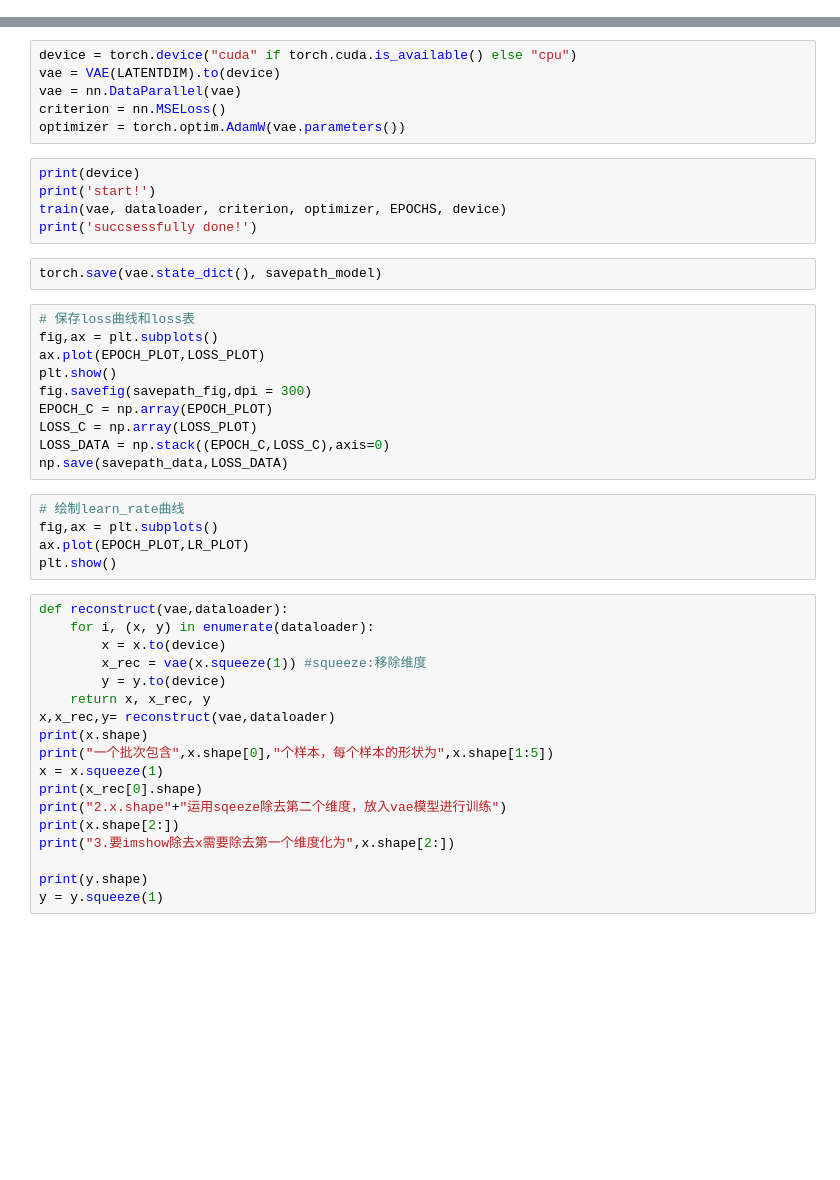
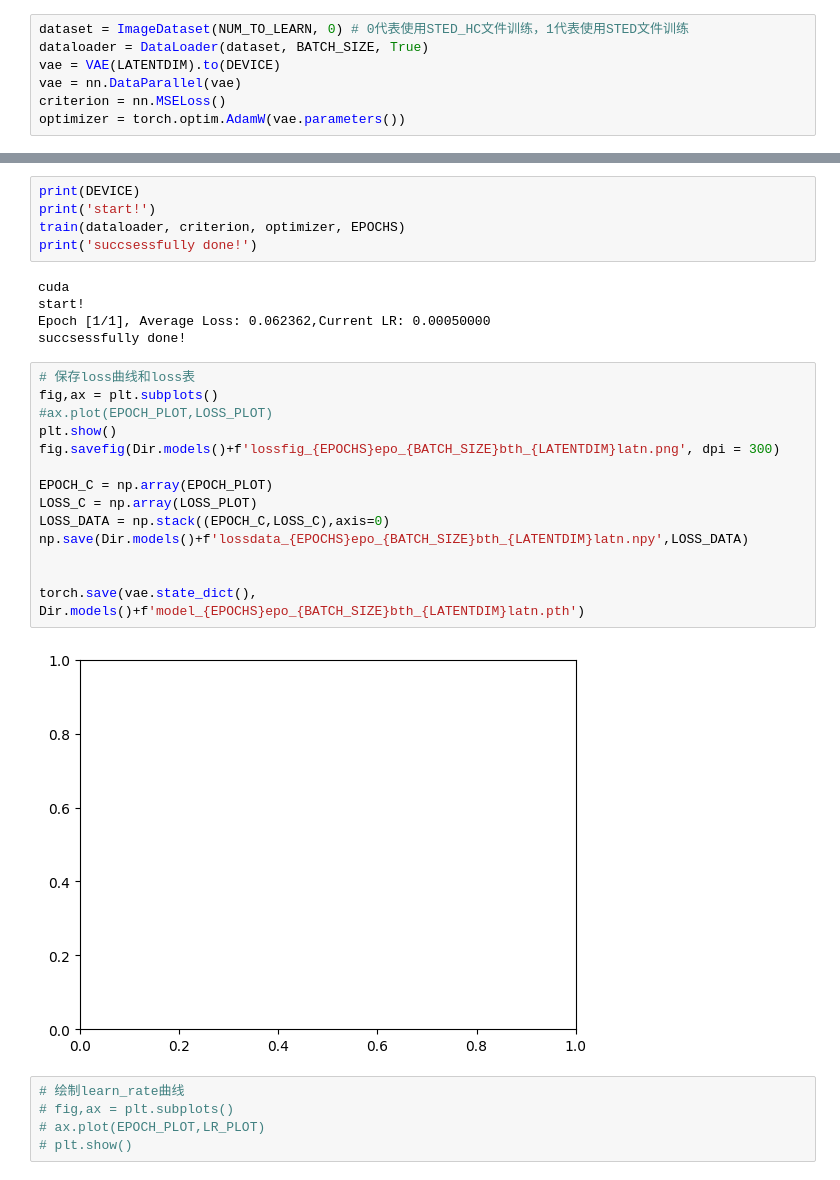
Before and after one commit to boobyuuuu/SR, a Jupyter notebook: codes/Train.ipynb, the cells around one changed output, grey strips where cells are left out. Saved outputs shown, nothing was run; the diff lists cells and outputs as text; blank space fills up the shorter version.

```diff
--- a/codes/Train.ipynb
+++ b/codes/Train.ipynb
@@ -152 +23,8 @@ class VAE(nn.Module):
+# %%
+dataset = ImageDataset(NUM_TO_LEARN, 0) # 0代表使用STED_HC文件训练，1代表使用STED文件训练
+dataloader = DataLoader(dataset, BATCH_SIZE, True)
+vae = VAE(LATENTDIM).to(DEVICE)
+vae = nn.DataParallel(vae)
+criterion = nn.MSELoss()
+optimizer = torch.optim.AdamW(vae.parameters())
 # %%
@@ -191,46 +66,31 @@ def train(vae, dataloader, criterion, optimizer, num_epochs, device):
-# %%
-device = torch.device("cuda" if torch.cuda.is_available() else "cpu")
-vae = VAE(LATENTDIM).to(device)
-vae = nn.DataParallel(vae)
-criterion = nn.MSELoss()
-optimizer = torch.optim.AdamW(vae.parameters())
 # %%
-print(device)
+print(DEVICE)
 print('start!')
-train(vae, dataloader, criterion, optimizer, EPOCHS, device)
+train(dataloader, criterion, optimizer, EPOCHS)
 print('succsessfully done!')
+# %% [output]
+cuda
+start!
+Epoch [1/1], Average Loss: 0.062362,Current LR: 0.00050000
+succsessfully done!
-# %%
-torch.save(vae.state_dict(), savepath_model)
 # %%
 # 保存loss曲线和loss表
 fig,ax = plt.subplots()
-ax.plot(EPOCH_PLOT,LOSS_PLOT)
+#ax.plot(EPOCH_PLOT,LOSS_PLOT)
 plt.show()
-fig.savefig(savepath_fig,dpi = 300)
+fig.savefig(Dir.models()+f'lossfig_{EPOCHS}epo_{BATCH_SIZE}bth_{LATENTDIM}latn.png', dpi = 300)
+
 EPOCH_C = np.array(EPOCH_PLOT)
 LOSS_C = np.array(LOSS_PLOT)
 LOSS_DATA = np.stack((EPOCH_C,LOSS_C),axis=0)
-np.save(savepath_data,LOSS_DATA)
+np.save(Dir.models()+f'lossdata_{EPOCHS}epo_{BATCH_SIZE}bth_{LATENTDIM}latn.npy',LOSS_DATA)
+
+
+torch.save(vae.state_dict(), Dir.models()+f'model_{EPOCHS}epo_{BATCH_SIZE}bth_{LATENTDIM}latn.pth')
+# %% [output]
+[figure, added]
 # %%
 # 绘制learn_rate曲线
-fig,ax = plt.subplots()
-ax.plot(EPOCH_PLOT,LR_PLOT)
-plt.show()
+# fig,ax = plt.subplots()
+# ax.plot(EPOCH_PLOT,LR_PLOT)
+# plt.show()
-# %%
-def reconstruct(vae,dataloader):
-    for i, (x, y) in enumerate(dataloader):
-        x = x.to(device)
-        x_rec = vae(x.squeeze(1)) #squeeze:移除维度
-        y = y.to(device)
-    return x, x_rec, y
-x,x_rec,y= reconstruct(vae,dataloader)
-print(x.shape)
-print("一个批次包含",x.shape[0],"个样本，每个样本的形状为",x.shape[1:5])
-x = x.squeeze(1)
-print(x_rec[0].shape)
-print("2.x.shape"+"运用sqeeze除去第二个维度，放入vae模型进行训练")
-print(x.shape[2:])
-print("3.要imshow除去x需要除去第一个维度化为",x.shape[2:])
-
-print(y.shape)
-y = y.squeeze(1)
```
Also changed, not shown: parts of 9 cells of this notebook, 9 other files.
